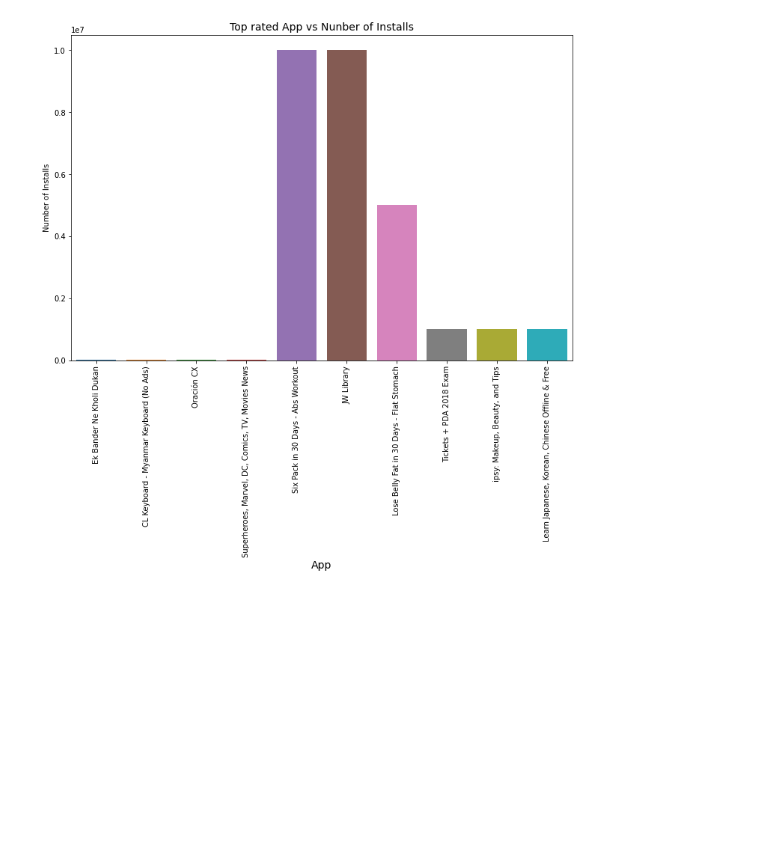
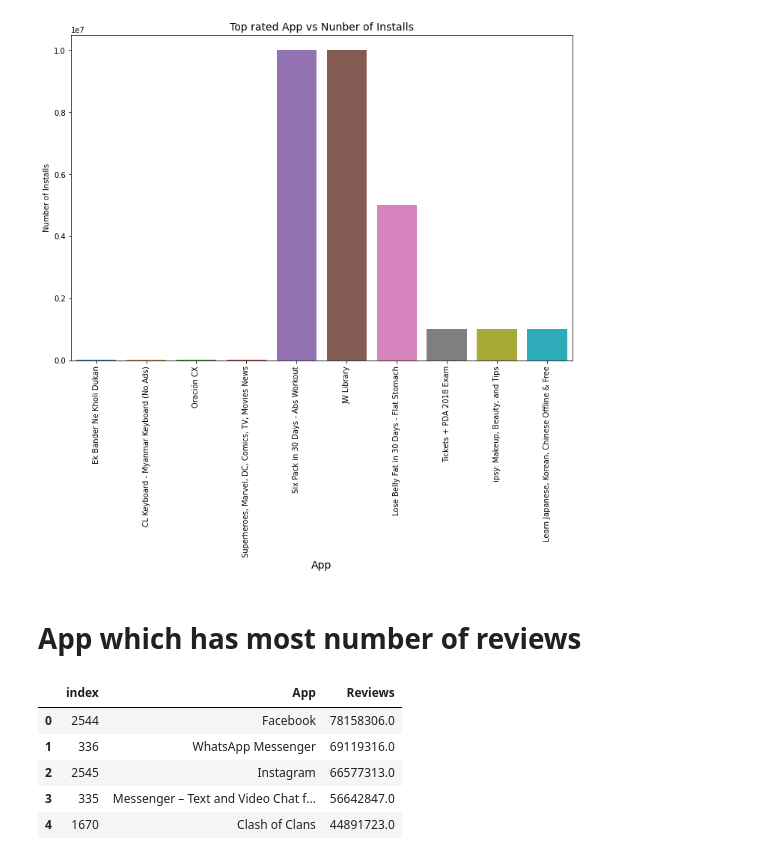
Before and after one commit to Shubham5787/EDA-on-Playstore-Dataset, a Jupyter notebook: EDA_Playstore.ipynb, the cells around one changed output. Cells and saved outputs as stored; diff of their text form; code cells hidden in the pictures; blank space fills up the shorter version.

```diff
--- a/EDA_Playstore.ipynb
+++ b/EDA_Playstore.ipynb
@@ -490,3 +490,5 @@ plt.ylabel('Number of Installs')
 # %% [output]
 Text(0, 0.5, 'Number of Installs')
 [figure]
+# %% [markdown]
+# App which has most number of reviews
@@ -492,0 +497,9 @@ Text(0, 0.5, 'Number of Installs')
+# %%
+max_reviews
+# %% [output]
+|  | index | App | Reviews |
+| 0 | 2544 | Facebook | 78158306.0 |
+| 1 | 336 | WhatsApp Messenger | 69119316.0 |
+| 2 | 2545 | Instagram | 66577313.0 |
+| 3 | 335 | Messenger – Text and Video Chat f... | 56642847.0 |
+| 4 | 1670 | Clash of Clans | 44891723.0 |
```
Also changed, not shown: parts of 2 cells of this notebook.
